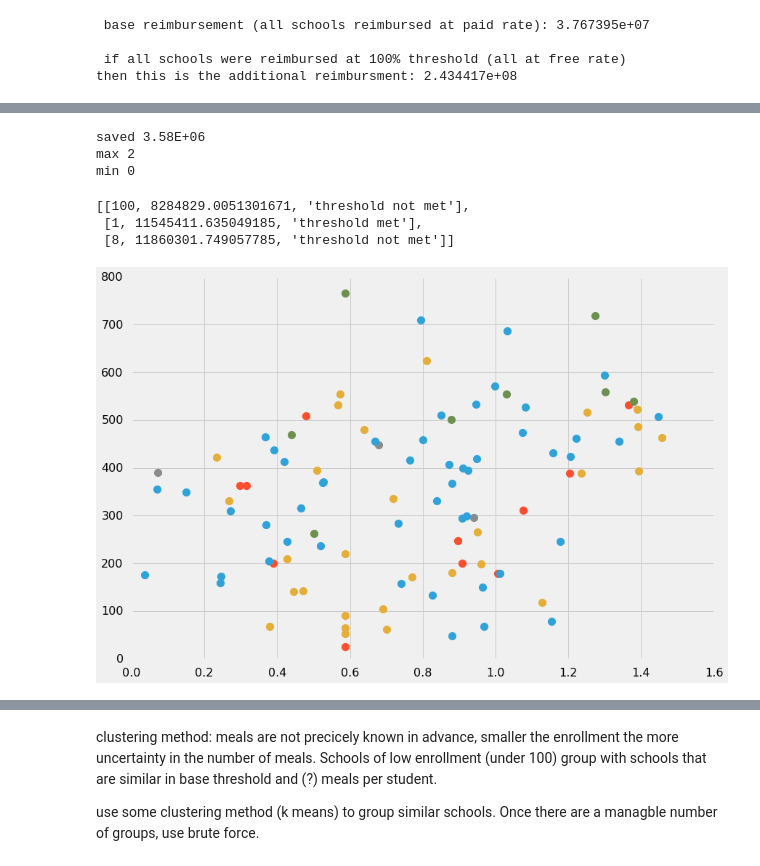
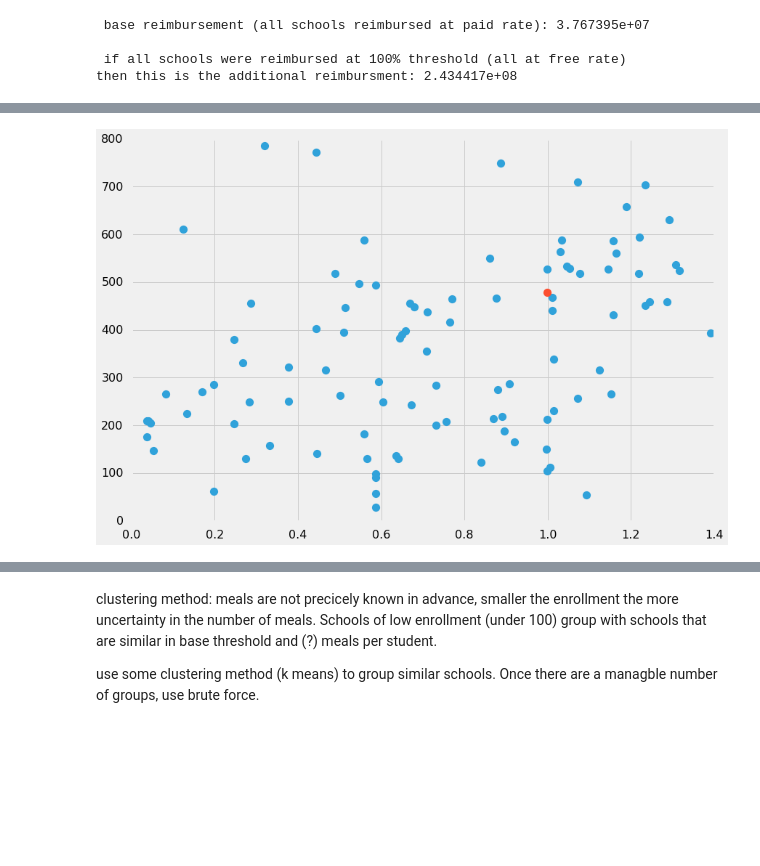
Before and after one commit to MODA-NYC/Project_SchoolLunch, a Jupyter notebook: FreeLunch-Test.ipynb, the cells around one changed output, grey strips where cells are left out. Saved outputs shown, nothing was run; the diff lists cells and outputs as text; code cells hidden in the pictures; blank space fills up the shorter version.

```diff
--- a/FreeLunch-Test.ipynb
+++ b/FreeLunch-Test.ipynb
@@ -173,6 +173,7 @@ dtype: float64
 # 'group' will hold the integer name of the group the school belongs too. initally set a single group.
 
 cep['meal'] = deltaLunchRate*cep['Lunch'] + deltaBreakfastRate*cep['Breakfast']
+cep['paidMeal'] = paidLunch*cep['Lunch'] + paidBreakfast*cep['Breakfast']
 cep['mealPerStudent'] = cep['meal']/cep['Enrollment']
 cep['baseThreshold'] = cep['Identified']/cep['Enrollment']*multiplier
 cep['group'] = 0
@@ -402,18 +403,19 @@ min 0
 # %%
+cep1=cep.copy()
+startTime = time.time()
+
 #initialize deltaR
-cep['group']=cep.index
+cep1['group']=cep1.index
 tempResults=[]
-tempResults = calcReimburse(cep,tempResults)
-index = list(set(cep.group))
+tempResults = calcReimburse(cep1,tempResults)
+index = list(set(cep1.group))
 deltaR = pd.DataFrame(0,columns=index,index=index)
 
-startTime = time.time()
 for i in index:
     for j in index:
         if i < j: #can probably optimize this
-            deltaR.loc[i,j] = deltaReimburse(cep,i,j)
+            deltaR.loc[i,j] = deltaReimburse(cep1,i,j)
 
-midTime = time.time()
 
 while (deltaR.values.max() > 0):
     # the max value of deltaR, if it's >0, determines the groups to be combined
@@ -433,17 +435,18 @@ while (deltaR.values.max() > 0):
     deltaR.drop(secondGroup,axis=1,inplace=True)
 
     #combining groups in the school df
-    cep.loc[cep.group==secondGroup,'group']=firstGroup
+    cep1.loc[cep1.group==secondGroup,'group']=firstGroup
 
     #reset index
-    index = list(set(cep.group))
+    index = list(set(cep1.group))
     #loop through the row of deltaR corresponding to the new grouping
     for i in index:
         if i>firstGroup:
-            deltaR.loc[firstGroup,i] = deltaReimburse(cep,firstGroup,i)
+            deltaR.loc[firstGroup,i] = deltaReimburse(cep1,firstGroup,i)
 
-endTime = time.time()
-print endTime - startTime
-results = calcReimburse(cep, results)
+results = calcReimburse(cep1, results)
+
+print 'time in h', (startTime-time.time())/60.0/60.0
+print results
 deltaR
 # %% [output]
@@ -460,27 +458,9 @@ deltaR
-# %%
-possReimb = [x[2] for x in results]
-print 'saved', "{:.2E}".format(max(possReimb)-min(possReimb))
-print 'max', possReimb.index(max(possReimb))
-print 'min', possReimb.index(min(possReimb))
-# %% [output]
-saved 3.58E+06
-max 2
-min 0
-# %%
-[x[1:] for x in results]
-# %% [output]
-[[100, 8284829.0051301671, 'threshold not met'],
- [1, 11545411.635049185, 'threshold met'],
- [8, 11860301.749057785, 'threshold not met']]
 # %%
-#cep['group'] = results[2][0].group
-#tempResults = calcReimburse(cep,tempResults)
-
-groups = cep.groupby('group')
+groups = cep1.groupby('group')
 for name, group in groups:
     plt.plot(group.baseThreshold, group.mealPerStudent,marker='o',linestyle='', label=name)
 # %% [output]
-[figure, old version]
+[figure, new version]
 # %%
 for name, group in groups:
     plt.plot(group.baseThreshold, group.threshold,marker='o',linestyle='', label=name)
```
Also changed, not shown: parts of 70 cells of this notebook, 1 other file.
